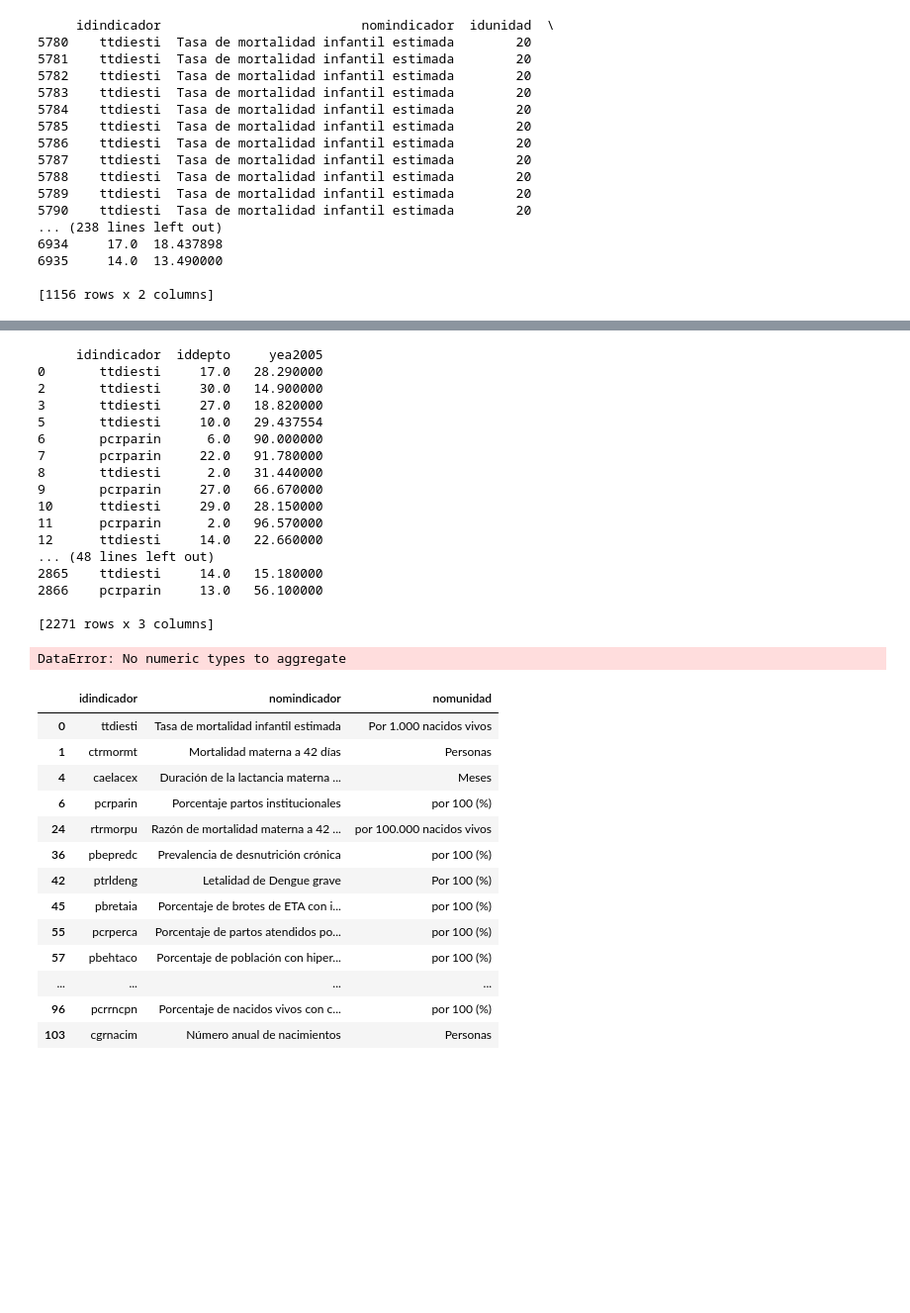
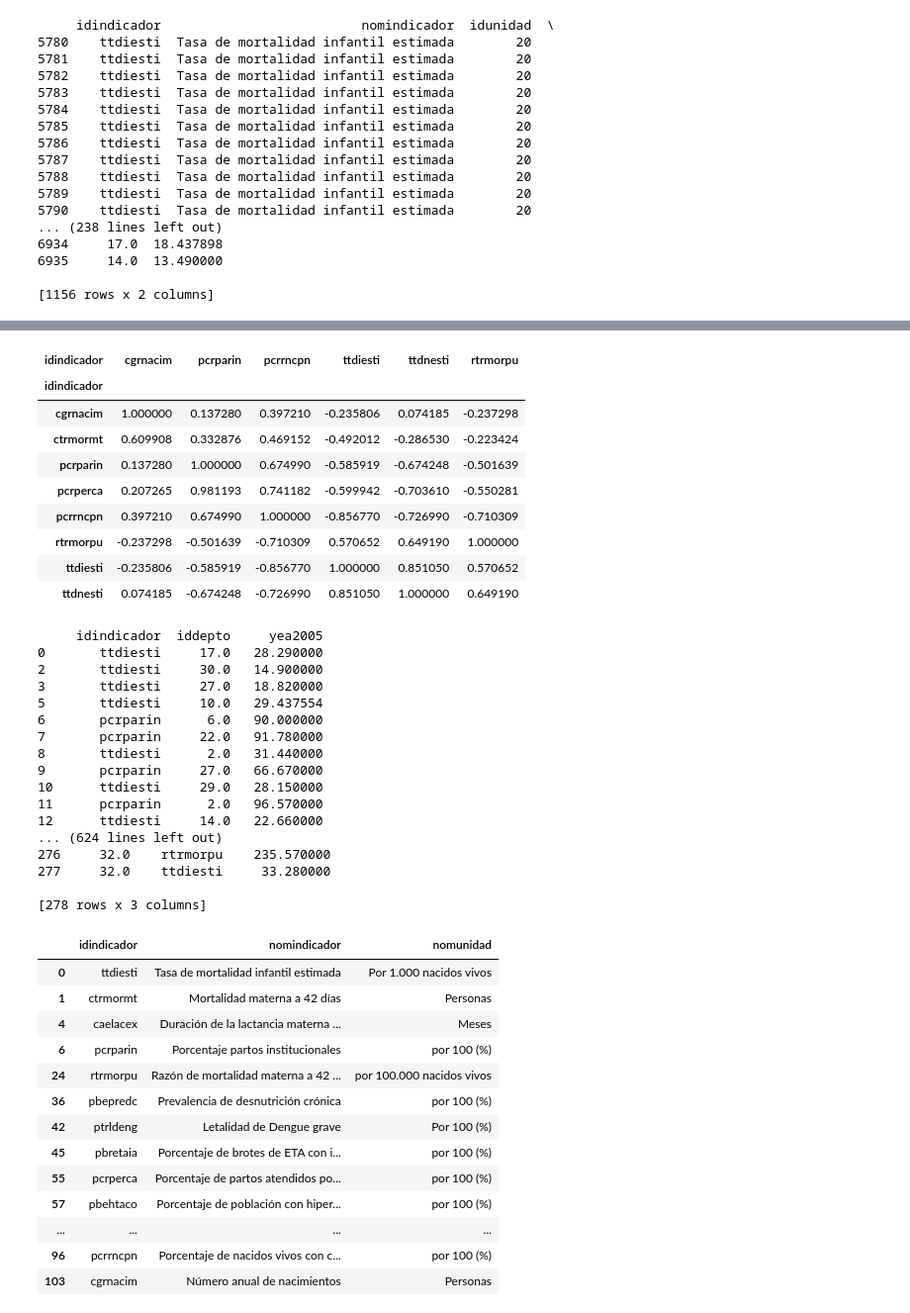
Before and after one commit to gralgomez/latam_datathlon_2017, a Jupyter notebook: Python/Exploring datasets.ipynb, the cells around one changed output, grey strips where cells are left out. Shown at 99% size. Drawn from its saved outputs; the diff is of its cells as text; code cells hidden in the pictures; blank space fills up the shorter version.

```diff
--- a/Python/Exploring datasets.ipynb
+++ b/Python/Exploring datasets.ipynb
@@ -145,11 +145,11 @@ ttdiesti_final.to_csv('ttdiesti.csv')
 
 [1156 rows x 2 columns]
 # %%
-keep_2010 = keep[['idindicador', 'iddepto', 'yea2010']].dropna().drop_duplicates()
+keep_2010 = keep[['idindicador', 'iddepto', 'yea2006']].dropna().drop_duplicates()
 grouped = keep_2010.groupby(['iddepto', 'idindicador']).agg('median').reset_index().drop_duplicates()
 print(grouped['idindicador'].drop_duplicates())
 
 import numpy as np
-bydepto2010 = pd.pivot_table(grouped, index='iddepto', values='yea2010', columns='idindicador')
-bydepto2010.corr().to_csv('2010_indicador_corr_by_depto.csv')
+bydepto2010 = pd.pivot_table(grouped, index='iddepto', values='yea2006', columns='idindicador')
+bydepto2010.corr()[['cgrnacim', 'pcrparin','pcrrncpn', 'ttdiesti', 'ttdnesti', 'rtrmorpu']]
 # %% [output]
@@ -166,10 +164,21 @@ bydepto2010.corr().to_csv('2010_indicador_corr_by_depto.csv')
 Name: idindicador, dtype: object
+| idindicador | cgrnacim | pcrparin | pcrrncpn | ttdiesti | ttdnesti | rtrmorpu |
+| idindicador |  |  |  |  |  |  |
+| cgrnacim | 1.000000 | 0.137280 | 0.397210 | -0.235806 | 0.074185 | -0.237298 |
+| ctrmormt | 0.609908 | 0.332876 | 0.469152 | -0.492012 | -0.286530 | -0.223424 |
+| pcrparin | 0.137280 | 1.000000 | 0.674990 | -0.585919 | -0.674248 | -0.501639 |
+| pcrperca | 0.207265 | 0.981193 | 0.741182 | -0.599942 | -0.703610 | -0.550281 |
+| pcrrncpn | 0.397210 | 0.674990 | 1.000000 | -0.856770 | -0.726990 | -0.710309 |
+| rtrmorpu | -0.237298 | -0.501639 | -0.710309 | 0.570652 | 0.649190 | 1.000000 |
+| ttdiesti | -0.235806 | -0.585919 | -0.856770 | 1.000000 | 0.851050 | 0.570652 |
+| ttdnesti | 0.074185 | -0.674248 | -0.726990 | 0.851050 | 1.000000 | 0.649190 |
 # %%
 for i in range(2005,2010):
         keep_i = keep[['idindicador', 'iddepto', 'yea'+str(i)]].dropna().drop_duplicates()
         print(keep_i)
         grouped = keep_i.groupby(['iddepto', 'idindicador']).median().reset_index().drop_duplicates()
-        bydepto_i = pd.pivot_table(grouped, index='iddepto', values='yea'+str(1), columns='idindicador', aggfunc='median')
+        print(grouped)
+        bydepto_i = pd.pivot_table(grouped, index='iddepto', values='yea'+str(i), columns='idindicador', aggfunc=np.median)
         bydepto_i.corr().to_csv(str(i)+'_indicador_corr_by_depto.csv')
 # %% [output]
      idindicador  iddepto     yea2005
@@ -184,9 +193,8 @@ for i in range(2005,2010):
 10      ttdiesti     29.0   28.150000
 11      pcrparin      2.0   96.570000
 12      ttdiesti     14.0   22.660000
-... (48 lines left out)
-2865    ttdiesti     14.0   15.180000
-2866    pcrparin     13.0   56.100000
+... (624 lines left out)
+276     32.0    rtrmorpu    235.570000
+277     32.0    ttdiesti     33.280000
 
-[2271 rows x 3 columns]
+[278 rows x 3 columns]
-DataError: No numeric types to aggregate
```
Also changed, not shown: parts of 2 cells of this notebook.
